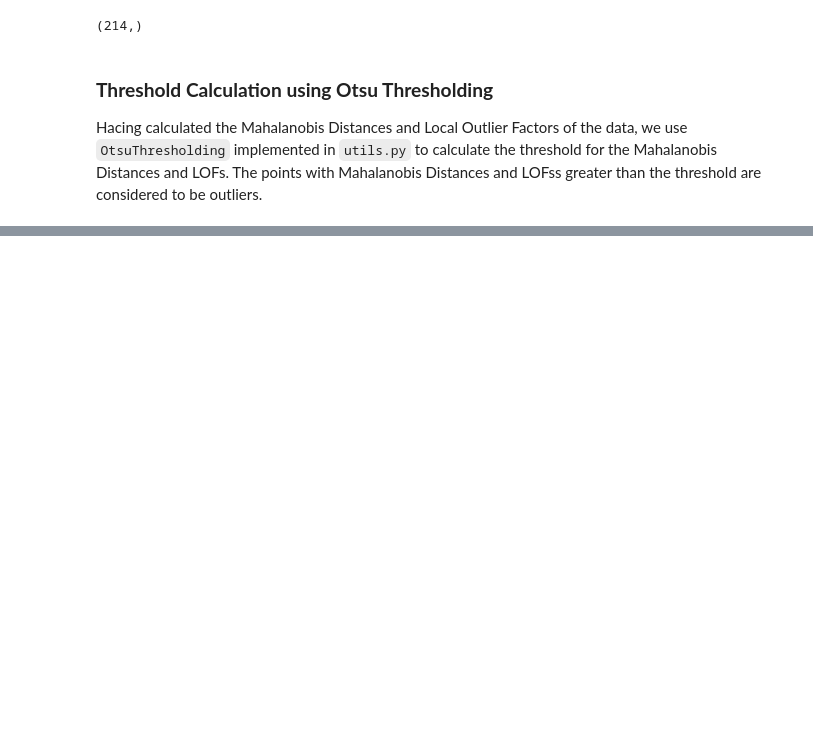
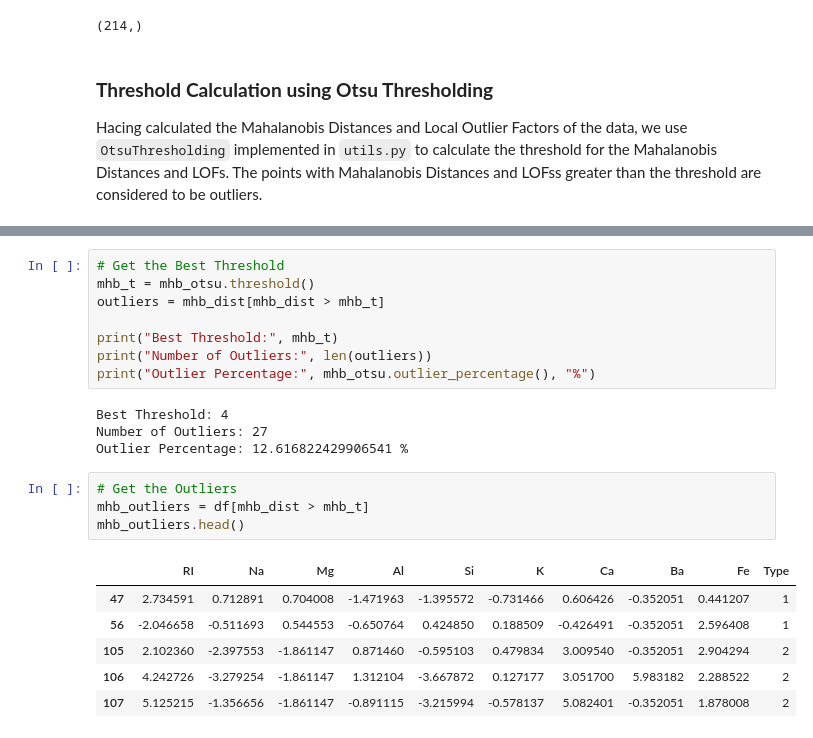
Before and after one commit to divyajeettt/CSE342, a Jupyter notebook: Assignment-2/Question-1.ipynb, the cells around one changed output, grey strips where cells are left out. Cells and saved outputs as stored; diff of their text form; blank space fills up the shorter version.

```diff
--- a/Assignment-2/Question-1.ipynb
+++ b/Assignment-2/Question-1.ipynb
@@ -101,0 +132,23 @@ Hacing calculated the Mahalanobis Distances and Local Outlier Factors of the dat
+# %%
+# Get the Best Threshold
+mhb_t = mhb_otsu.threshold()
+outliers = mhb_dist[mhb_dist > mhb_t]
+
+print("Best Threshold:", mhb_t)
+print("Number of Outliers:", len(outliers))
+print("Outlier Percentage:", mhb_otsu.outlier_percentage(), "%")
+# %% [output]
+Best Threshold: 4
+Number of Outliers: 27
+Outlier Percentage: 12.616822429906541 %
+# %%
+# Get the Outliers
+mhb_outliers = df[mhb_dist > mhb_t]
+mhb_outliers.head()
+# %% [output]
+|  | RI | Na | Mg | Al | Si | K | Ca | Ba | Fe | Type |
+| 47 | 2.734591 | 0.712891 | 0.704008 | -1.471963 | -1.395572 | -0.731466 | 0.606426 | -0.352051 | 0.441207 | 1 |
+| 56 | -2.046658 | -0.511693 | 0.544553 | -0.650764 | 0.424850 | 0.188509 | -0.426491 | -0.352051 | 2.596408 | 1 |
+| 105 | 2.102360 | -2.397553 | -1.861147 | 0.871460 | -0.595103 | 0.479834 | 3.009540 | -0.352051 | 2.904294 | 2 |
+| 106 | 4.242726 | -3.279254 | -1.861147 | 1.312104 | -3.667872 | 0.127177 | 3.051700 | 5.983182 | 2.288522 | 2 |
+| 107 | 5.125215 | -1.356656 | -1.861147 | -0.891115 | -3.215994 | -0.578137 | 5.082401 | -0.352051 | 1.878008 | 2 |
```
Also changed, not shown: parts of 10 cells of this notebook, 1 other file.
